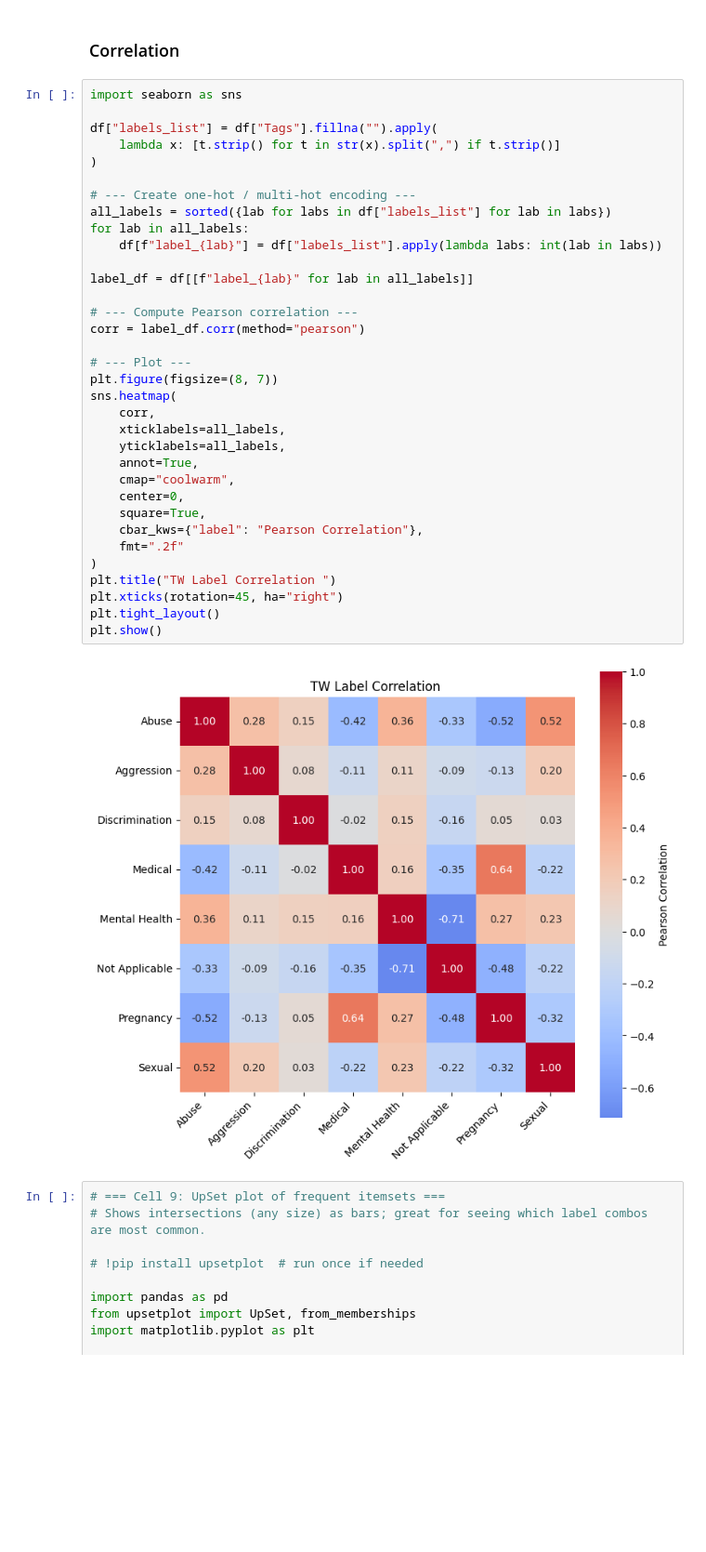
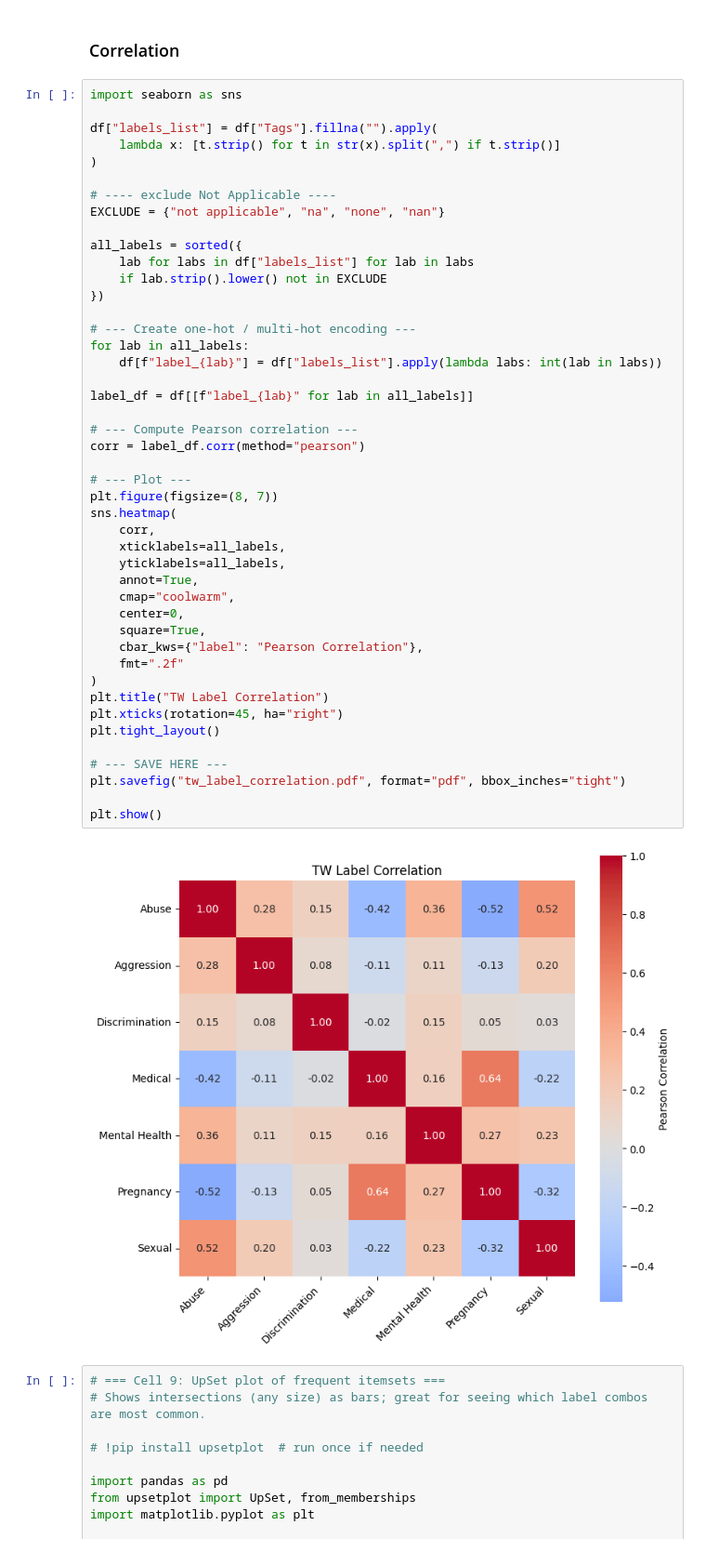
Before and after one commit to ShirleneRose/TriggerWarnings, a Jupyter notebook: jupyter-notebooks/linguistic_analysis.ipynb, the cells around one changed output. Shown at 93% size. Drawn from its saved outputs; the diff is of its cells as text; blank space fills up the shorter version.

```diff
--- a/jupyter-notebooks/linguistic_analysis.ipynb
+++ b/jupyter-notebooks/linguistic_analysis.ipynb
@@ -345,36 +345,47 @@ import seaborn as sns
 df["labels_list"] = df["Tags"].fillna("").apply(
     lambda x: [t.strip() for t in str(x).split(",") if t.strip()]
 )
 
+# ---- exclude Not Applicable ----
+EXCLUDE = {"not applicable", "na", "none", "nan"}
+
+all_labels = sorted({
+    lab for labs in df["labels_list"] for lab in labs
+    if lab.strip().lower() not in EXCLUDE
+})
+
 # --- Create one-hot / multi-hot encoding ---
-all_labels = sorted({lab for labs in df["labels_list"] for lab in labs})
 for lab in all_labels:
     df[f"label_{lab}"] = df["labels_list"].apply(lambda labs: int(lab in labs))
 
 label_df = df[[f"label_{lab}" for lab in all_labels]]
 
 # --- Compute Pearson correlation ---
 corr = label_df.corr(method="pearson")
 
 # --- Plot ---
 plt.figure(figsize=(8, 7))
 sns.heatmap(
     corr,
     xticklabels=all_labels,
     yticklabels=all_labels,
     annot=True,
     cmap="coolwarm",
     center=0,
     square=True,
     cbar_kws={"label": "Pearson Correlation"},
     fmt=".2f"
 )
-plt.title("TW Label Correlation ")
+plt.title("TW Label Correlation")
 plt.xticks(rotation=45, ha="right")
 plt.tight_layout()
+
+# --- SAVE HERE ---
+plt.savefig("tw_label_correlation.pdf", format="pdf", bbox_inches="tight")
+
 plt.show()
 # %% [output]
-[figure, old version]
+[figure, new version]
 # %%
 # === Cell 9: UpSet plot of frequent itemsets ===
 # Shows intersections (any size) as bars; great for seeing which label combos are most common.
```
Also changed, not shown: parts of 11 cells of this notebook, 4 other files.
